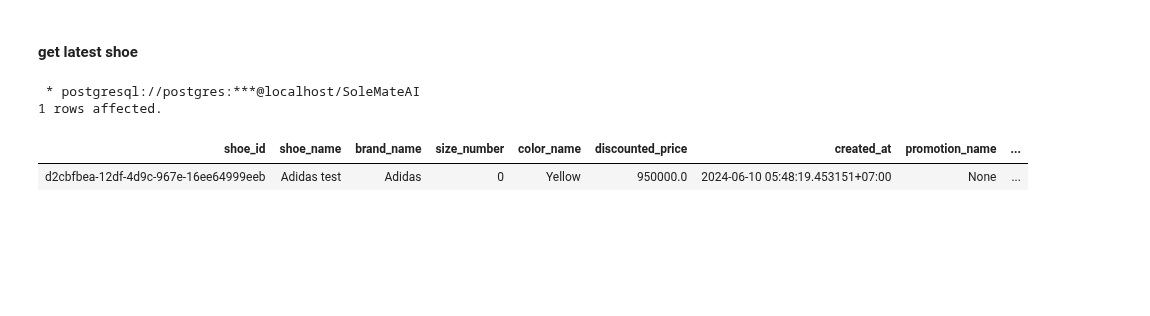
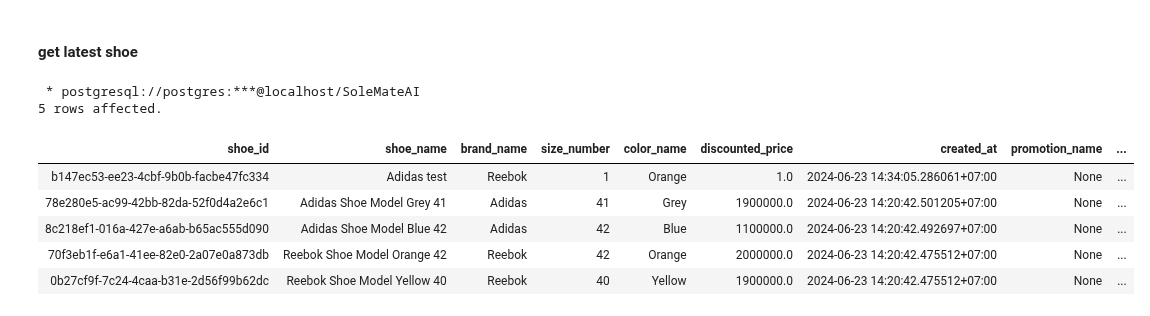
Before and after one commit to DNAnh01/SoleMateAI, a Jupyter notebook: backend/sql_query.ipynb, the cells around one changed output. Drawn from its saved outputs; the diff is of its cells as text; code cells hidden in the pictures; blank space fills up the shorter version.

```diff
--- a/backend/sql_query.ipynb
+++ b/backend/sql_query.ipynb
@@ -408,33 +405,37 @@ SELECT  \
         s.size_number, \
         c.color_name, \
         sho.discounted_price, \
         sho.created_at, \
         p.promotion_name, \
         p.start_date AS promotion_start_date, \
         p.end_date AS promotion_end_date, \
         p.discount_percent AS promotion_discount_percent \
     FROM  \
         shoes AS sho \
     JOIN  \
         brands AS b ON sho.brand_id = b.id \
     JOIN  \
         sizes AS s ON sho.size_id = s.id \
     JOIN  \
         colors AS c ON sho.color_id = c.id \
     LEFT JOIN  \
         shoes_promotions AS sp ON sho.id = sp.shoe_id \
     LEFT JOIN  \
         promotions AS p ON sp.promotion_id = p.id \
     WHERE  \
         sho.deleted_at IS NULL  \
         AND b.deleted_at IS NULL  \
         AND s.deleted_at IS NULL  \
         AND c.deleted_at IS NULL  \
     ORDER BY  \
         sho.created_at DESC \
-    LIMIT 1;
+    LIMIT 5;
 # %% [output]
  * postgresql://postgres:***@localhost/SoleMateAI
-1 rows affected.
+5 rows affected.
 | shoe_id | shoe_name | brand_name | size_number | color_name | discounted_price | created_at | promotion_name | ... |
-| d2cbfbea-12df-4d9c-967e-16ee64999eeb | Adidas test | Adidas | 0 | Yellow | 950000.0 | 2024-06-10 05:48:19.453151+07:00 | None | ... |
+| b147ec53-ee23-4cbf-9b0b-facbe47fc334 | Adidas test | Reebok | 1 | Orange | 1.0 | 2024-06-23 14:34:05.286061+07:00 | None | ... |
+| 78e280e5-ac99-42bb-82da-52f0d4a2e6c1 | Adidas Shoe Model Grey 41 | Adidas | 41 | Grey | 1900000.0 | 2024-06-23 14:20:42.501205+07:00 | None | ... |
+| 8c218ef1-016a-427e-a6ab-b65ac555d090 | Adidas Shoe Model Blue 42 | Adidas | 42 | Blue | 1100000.0 | 2024-06-23 14:20:42.492697+07:00 | None | ... |
+| 70f3eb1f-e6a1-41ee-82e0-2a07e0a873db | Reebok Shoe Model Orange 42 | Reebok | 42 | Orange | 2000000.0 | 2024-06-23 14:20:42.475512+07:00 | None | ... |
+| 0b27cf9f-7c24-4caa-b31e-2d56f99b62dc | Reebok Shoe Model Yellow 40 | Reebok | 40 | Yellow | 1900000.0 | 2024-06-23 14:20:42.475512+07:00 | None | ... |
```
Also changed, not shown: parts of 7 cells of this notebook, 24 other files.
